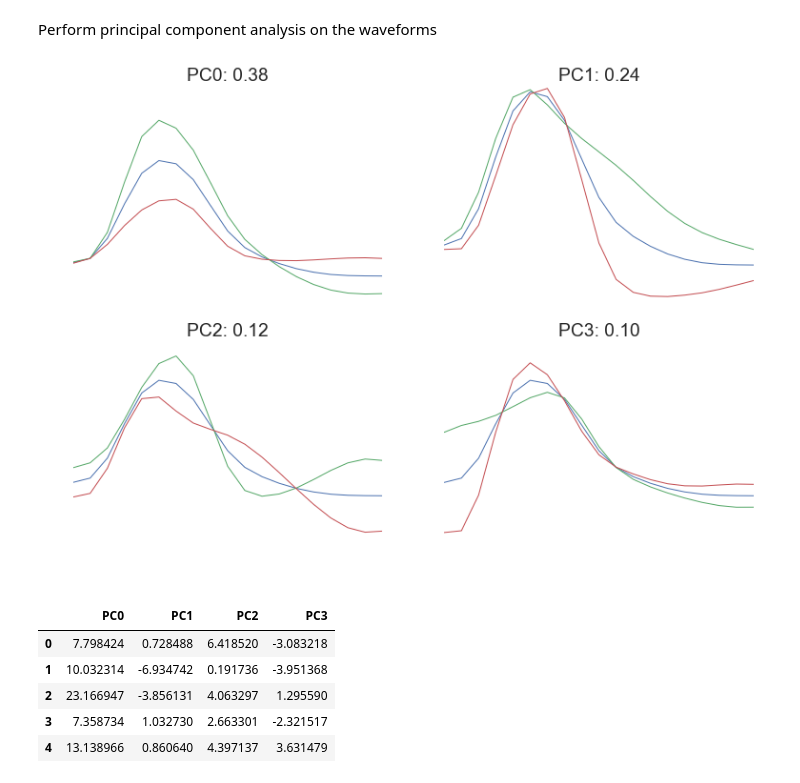
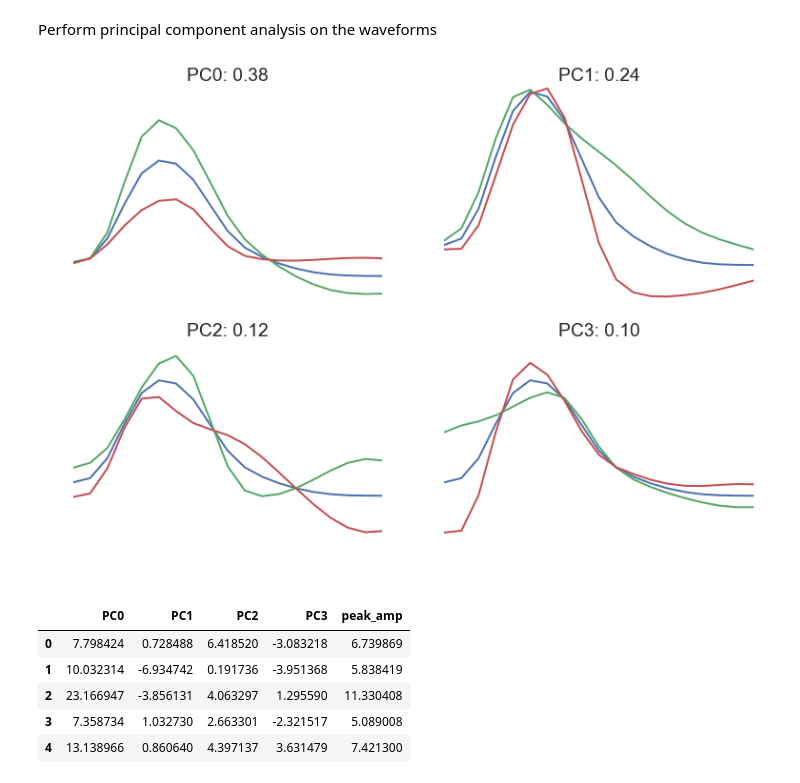
Before and after one commit to antopolskiy/code_showcase, a Jupyter notebook: spike_sorting.ipynb, the cells around one changed output. Cells and saved outputs as stored; diff of their text form; code cells hidden in the pictures.

```diff
--- a/spike_sorting.ipynb
+++ b/spike_sorting.ipynb
@@ -144,7 +144,7 @@ def butter_bandpass(lowcut, highcut, fs, order):
 
 def butter_bandpass_filter(data, lowcut, highcut, fs, order):
     """
-    Calculate IIR and apply filter to the data.
+    Calculate IIR of butterworth filter and apply filter to the data.
     """
     b, a = butter_bandpass(lowcut, highcut, fs, order=order)
     y = lfilter(b, a, data)
@@ -271,3 +248,21 @@ def peak(x, minimal_dist=10, not_zero=1e-3):
+# %%
+def peak(x, min_dist=10):
+    """
+    Returns indexes of the peaks of one-dimensional array,
+    which are at least *min_dist* samples apart.
+    """
+    # first derivative
+    dx = scipy.signal.fftconvolve(x,np.array([1,0,-1])/2.,'same')
+    # remove artifacts of the convolution
+    dx[np.abs(dx) < 1e-3] = 0
+    # sign of derivative (removes noise in the peak shape)
+    dx = np.sign(dx)
+    # second derivative
+    ddx = np.diff(dx)
+    # positiong of the peaks (second derivative is negative)
+    pos = np.arange(len(ddx))[ddx < 0]
+    # return positions of the peaks which are >*min_dist* apart
+    return pos[:-1][np.diff(pos) > min_dist]
 # %%
 # detect peaks
 sp0 = peak(data_filtered)
@@ -337,5 +319,8 @@ def mk_events(positions, data, before=14, after=30):
 # %%
-evtsE = pd.DataFrame(mk_events(sp0,data,5,13))
+# get all spike waveforms
+evtsE = extract_events(sp0,data,5,13)
+
+# visualize a sample of waveforms
 evtsE_median=evtsE.apply(np.median,0)
 
 plt.plot(evtsE.sample(1000).transpose(),linewidth=0.05,c='k')
@@ -349,29 +334,33 @@ Perform principal component analysis on the waveforms
 # %%
 from sklearn.decomposition import PCA
 
 waveform_pca = PCA(n_components=4)
 waveform_pca.fit(evtsE)
 
-# visualize components
+# visualize 4 first principal components and the variance they explain
 waveform_mean = np.mean(evtsE,0)
 for i in range(4):
     plt.subplot(2,2,i+1)
-    plt.plot(waveform_mean)
-    plt.plot(waveform_mean + 5*waveform_pca.components_[i])
-    plt.plot(waveform_mean - 5*waveform_pca.components_[i])
+    plt.plot(waveform_mean, linewidth=2)
+    plt.plot(waveform_mean + 5*waveform_pca.components_[i],linewidth=2)
+    plt.plot(waveform_mean - 5*waveform_pca.components_[i],linewidth=2)
     plt.axis('off')
     plt.title('PC%s: %.4s' % (i, waveform_pca.explained_variance_ratio_[i]))
 # %% [output]
-[figure, old version]
+[figure, new version]
 # %%
 # calculate projections of all waveform onto the first 4 components
 events_features = pd.DataFrame(np.dot(evtsE,waveform_pca.components_[:4].T),
                                columns = ['PC%s' % i for i in range(4)])
+
+# add peak amplitude
+events_features['peak_amp'] = np.max(evtsE,axis=1)
+
 events_features.head()
 # %% [output]
-|  | PC0 | PC1 | PC2 | PC3 |
-| 0 | 7.798424 | 0.728488 | 6.418520 | -3.083218 |
-| 1 | 10.032314 | -6.934742 | 0.191736 | -3.951368 |
-| 2 | 23.166947 | -3.856131 | 4.063297 | 1.295590 |
-| 3 | 7.358734 | 1.032730 | 2.663301 | -2.321517 |
-| 4 | 13.138966 | 0.860640 | 4.397137 | 3.631479 |
+|  | PC0 | PC1 | PC2 | PC3 | peak_amp |
+| 0 | 7.798424 | 0.728488 | 6.418520 | -3.083218 | 6.739869 |
+| 1 | 10.032314 | -6.934742 | 0.191736 | -3.951368 | 5.838419 |
+| 2 | 23.166947 | -3.856131 | 4.063297 | 1.295590 | 11.330408 |
+| 3 | 7.358734 | 1.032730 | 2.663301 | -2.321517 | 5.089008 |
+| 4 | 13.138966 | 0.860640 | 4.397137 | 3.631479 | 7.421300 |
```
Also changed, not shown: parts of 28 cells of this notebook, 1 other file.
